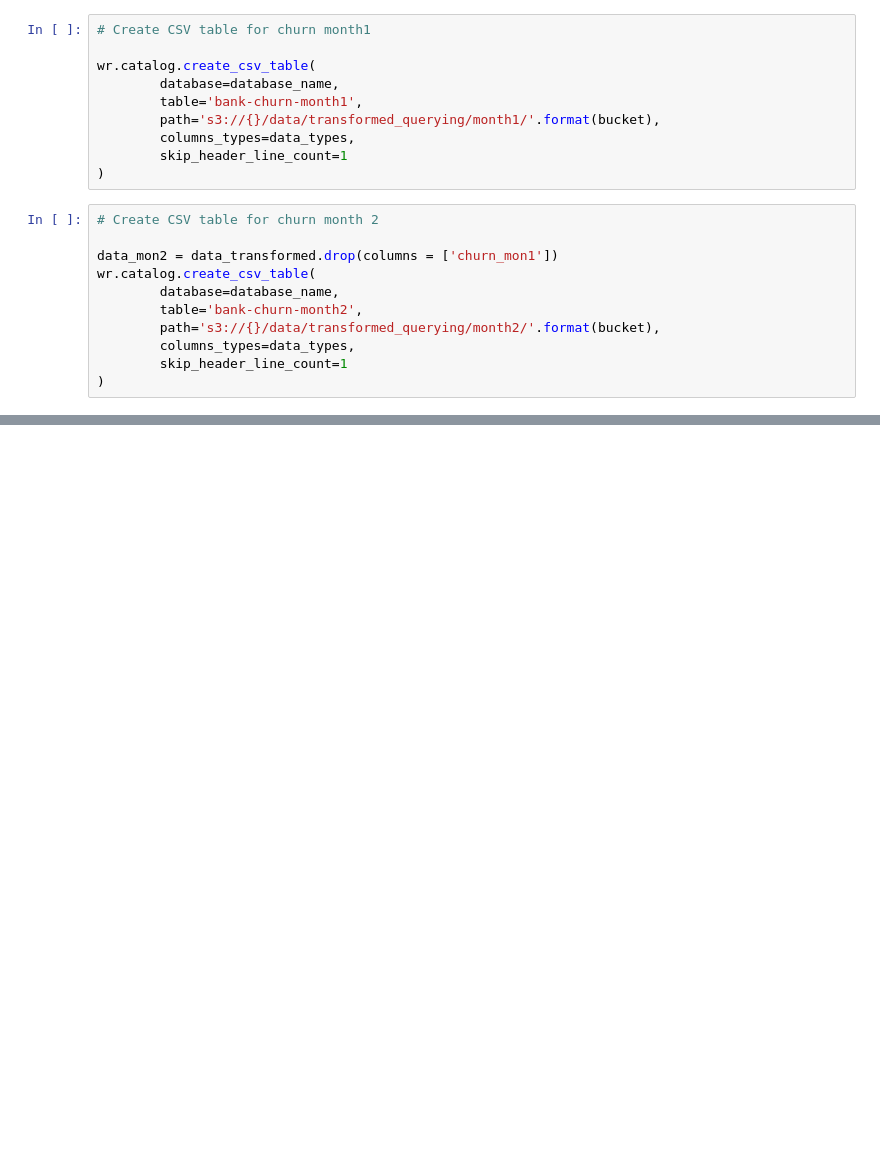
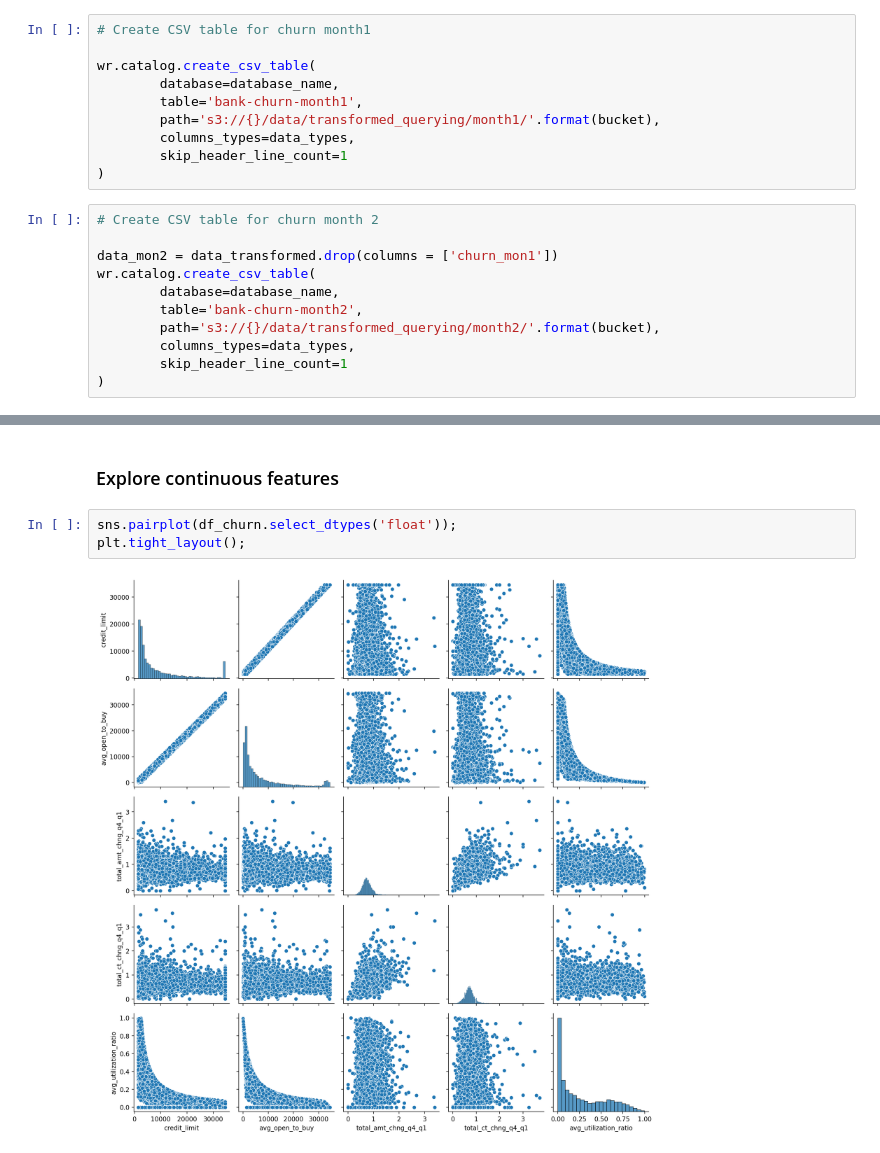
Before and after one commit to Badisj/AWS-Machine-Learning, a Jupyter notebook: Data Acquisition & Registry/Dataset Registry & Visualization.ipynb, the cells around one changed output, grey strips where cells are left out. Cells and saved outputs as stored; diff of their text form; blank space fills up the shorter version.

```diff
--- a/Data Acquisition & Registry/Dataset Registry & Visualization.ipynb
+++ b/Data Acquisition & Registry/Dataset Registry & Visualization.ipynb
@@ -215,0 +267,7 @@ SELECT * FROM bank-churn-month1
+# %% [markdown]
+### Explore continuous features
+# %%
+sns.pairplot(df_churn.select_dtypes('float'));
+plt.tight_layout();
+# %% [output]
+[figure, added]
```
Also changed, not shown: parts of 29 cells of this notebook.
